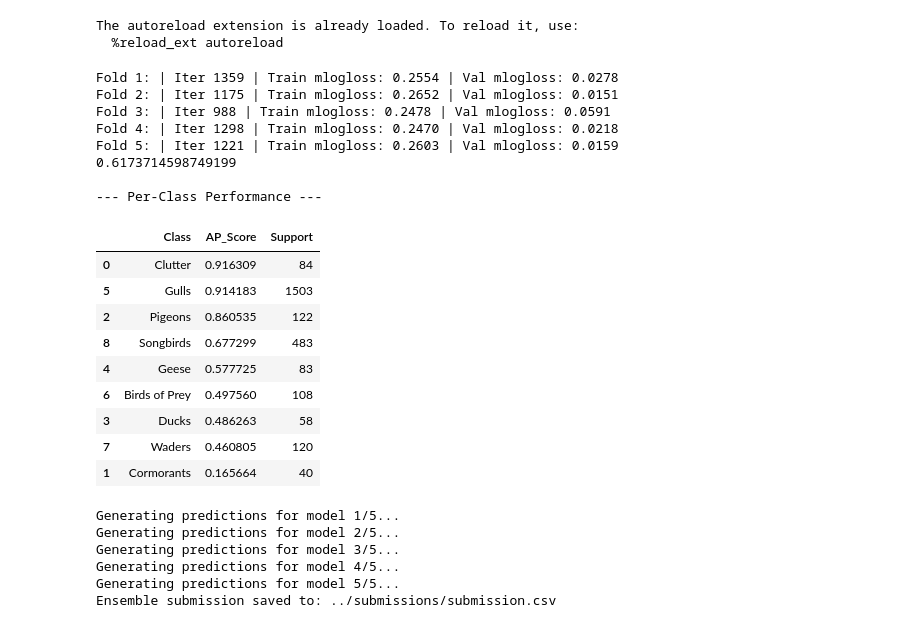
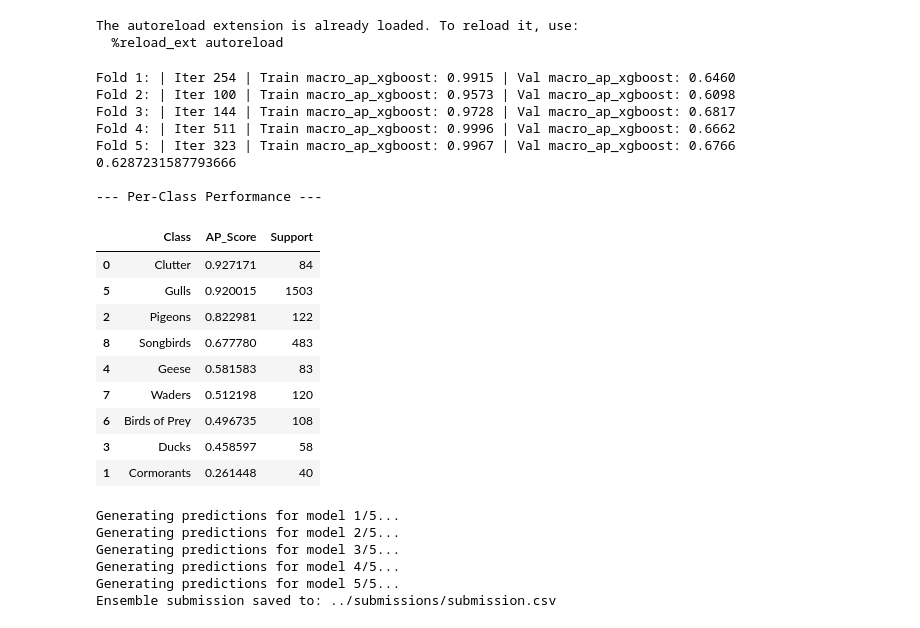
Before and after one commit to Arkantanti/AICup, a Jupyter notebook: training/experiment_hub.ipynb, the cells around one changed output. Drawn from its saved outputs; the diff is of its cells as text; code cells hidden in the pictures.

```diff
--- a/training/experiment_hub.ipynb
+++ b/training/experiment_hub.ipynb
@@ -27,56 +27,57 @@ params = {
             'n_estimators': 1428,
             'learning_rate': 0.05,
             'subsample': 0.6,
-            'gamma': 5,
-            'max_depth': 5,
-            'min_child_weight': 5,
+            'gamma': 0.1,
+            'max_depth': 4,
+            'min_child_weight': 1,
             'objective': 'multi:softprob',
+            'colsample_bytree': 0.1,
             'num_class': len(CLASS_NAMES),
             'tree_method': 'hist',
-            'early_stopping_rounds': 180,
+            'early_stopping_rounds': 50,
             'random_state': 42,
             'use_weights': True,
             'resampling': False,
         }
 
 config = {
     'params':params,
     'feature_version':features,
 }
 
 wandb.init(project="AICup", config=config)
 models, oof_preds= run_cv_training_xgboost(X, y, class_names=CLASS_NAMES, params=params)
 #models, oof_preds= run_cv_training_cat(X, y, class_names=CLASS_NAMES)
 final_score, detailed_scores = calculate_macro_ap(y, oof_preds, CLASS_NAMES)
 wandb.log({"mean_macro_ap": final_score})
 wandb.log({"detailed_scores": detailed_scores})
 wandb.finish()
 
 print(final_score)
 
 
 from result_analysis import debug_per_class_scores
 
 debug_per_class_scores(y, oof_preds)
 # %% [output]
-Fold 1: | Iter 1359 | Train mlogloss: 0.2554 | Val mlogloss: 0.0278
-Fold 2: | Iter 1175 | Train mlogloss: 0.2652 | Val mlogloss: 0.0151
-Fold 3: | Iter 988 | Train mlogloss: 0.2478 | Val mlogloss: 0.0591
-Fold 4: | Iter 1298 | Train mlogloss: 0.2470 | Val mlogloss: 0.0218
-Fold 5: | Iter 1221 | Train mlogloss: 0.2603 | Val mlogloss: 0.0159
-0.6173714598749199
+Fold 1: | Iter 254 | Train macro_ap_xgboost: 0.9915 | Val macro_ap_xgboost: 0.6460
+Fold 2: | Iter 100 | Train macro_ap_xgboost: 0.9573 | Val macro_ap_xgboost: 0.6098
+Fold 3: | Iter 144 | Train macro_ap_xgboost: 0.9728 | Val macro_ap_xgboost: 0.6817
+Fold 4: | Iter 511 | Train macro_ap_xgboost: 0.9996 | Val macro_ap_xgboost: 0.6662
+Fold 5: | Iter 323 | Train macro_ap_xgboost: 0.9967 | Val macro_ap_xgboost: 0.6766
+0.6287231587793666
 
 --- Per-Class Performance ---
 |  | Class | AP_Score | Support |
-| 0 | Clutter | 0.916309 | 84 |
-| 5 | Gulls | 0.914183 | 1503 |
-| 2 | Pigeons | 0.860535 | 122 |
-| 8 | Songbirds | 0.677299 | 483 |
-| 4 | Geese | 0.577725 | 83 |
-| 6 | Birds of Prey | 0.497560 | 108 |
-| 3 | Ducks | 0.486263 | 58 |
-| 7 | Waders | 0.460805 | 120 |
-| 1 | Cormorants | 0.165664 | 40 |
+| 0 | Clutter | 0.927171 | 84 |
+| 5 | Gulls | 0.920015 | 1503 |
+| 2 | Pigeons | 0.822981 | 122 |
+| 8 | Songbirds | 0.677780 | 483 |
+| 4 | Geese | 0.581583 | 83 |
+| 7 | Waders | 0.512198 | 120 |
+| 6 | Birds of Prey | 0.496735 | 108 |
+| 3 | Ducks | 0.458597 | 58 |
+| 1 | Cormorants | 0.261448 | 40 |
 # %%
 from kaggle_prediction import generate_ensemble_submission
 
```
Also changed, not shown: 1 other file.
